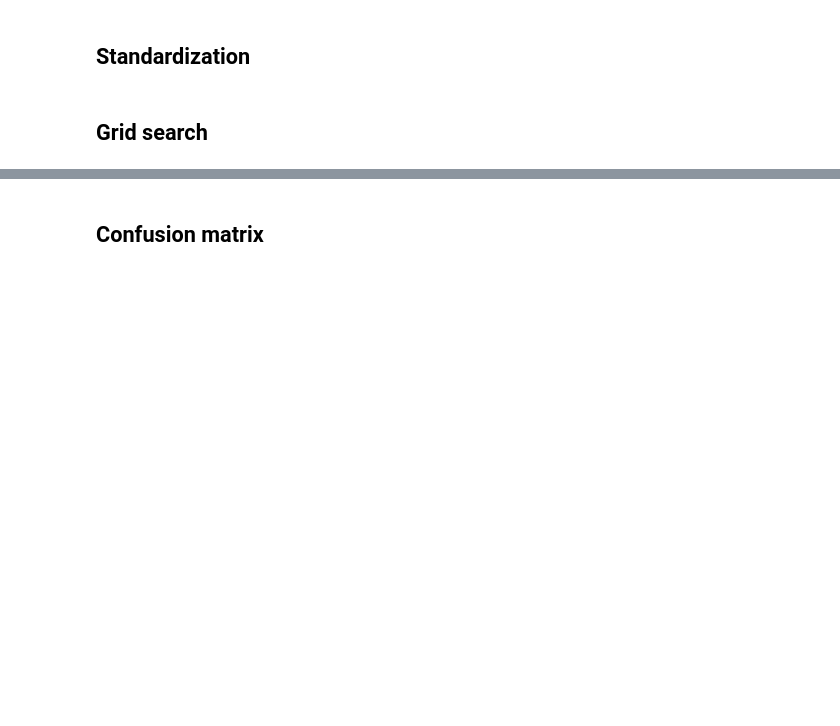
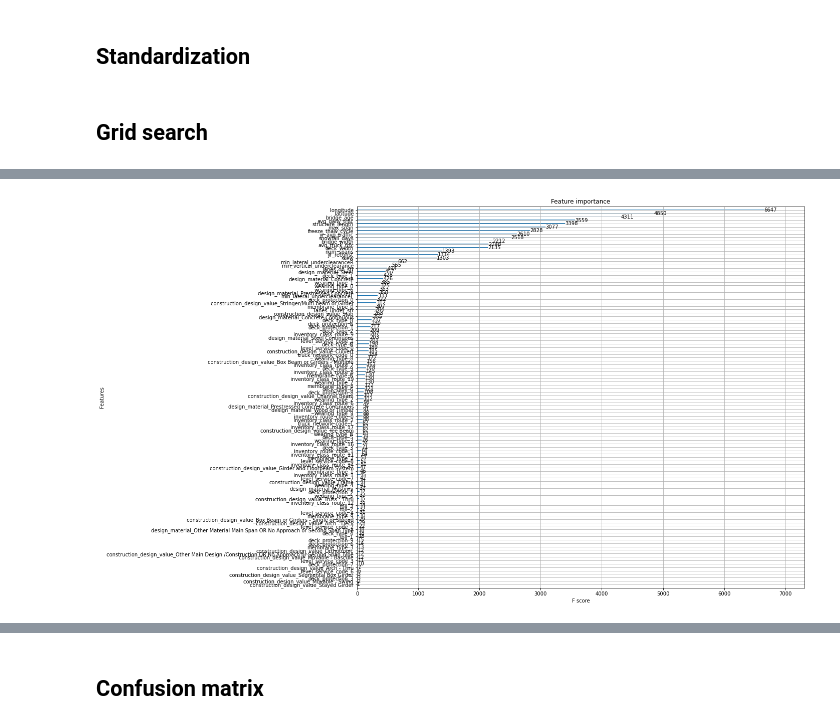
Before and after one commit to Milenaafeworki/Bridges-Condition-Classification, a Jupyter notebook: Bridge data.ipynb, the cells around one changed output, grey strips where cells are left out. Saved outputs shown, nothing was run; the diff lists cells and outputs as text; code cells hidden in the pictures; blank space fills up the shorter version.

```diff
--- a/Bridge data.ipynb
+++ b/Bridge data.ipynb
@@ -1161,6 +1183,6 @@ X = df_dummies.drop('bridge_condition', axis = 1)
 y = df_dummies['bridge_condition']
 # %%
 # Replace target values - there are three classes
-y = y.replace({'Poor' : 0,
+y = y.replace({'Poor' : 2,
                 'Fair' : 1,
-                'Good' : 2})
+                'Good' : 0})
@@ -1233,15 +1261,15 @@ import xgboost as xgb
 # Initializing the params
 xgb_params = {
     'max_depth':10,
-    'eval_metric': 'error',
+    'eval_metric': 'merror',
     'subsample':0.5,
-    'n_estimators':200,
     'num_class':3,
-    'learning_rate':0.1
+    'learning_rate':0.1,
+#     'objective' : multi:softmax
 
 }
 # Convert the predictor and target variables to Dmatrix data structure
-dtrain = xgb.DMatrix(X_train, y_train, feature_names=X_train.columns.values)
+dtrain = xgb.DMatrix(X_train_resampled, y_train_resampled, feature_names=X_train_resampled.columns.values)
 dtest =   xgb.DMatrix(X_test, y_test, feature_names=X_test.columns.values)
 
 # create a list of evaluation criteria for training and test data
@@ -1252,5 +1280,7 @@ xgb_model = xgb.train(params = xgb_params,
                       verbose_eval = 25,
                       early_stopping_rounds = 25,
                       evals = evals,
-                      maximize = True
+                      maximize = True,
+#                       objective = 'multi:softmax'
+
                     )
@@ -1257,3 +1306,11 @@ xgb_model = xgb.train(params = xgb_params,
+# %%
+# Plotting feature importance
+import matplotlib.pyplot as plt
+fig, ax = plt.subplots(figsize = (16,14))
+xgb.plot_importance(xgb_model, ax = ax)
+plt.show()
+# %% [output]
+[figure, added]
 # %%
 # Instantiate XGBClassifier and fit classifier
 xgb_tuned = XGBClassifier(n_estimators=200, learning_rate=0.1, max_depth=10,
```
Also changed, not shown: parts of 13 cells of this notebook.
